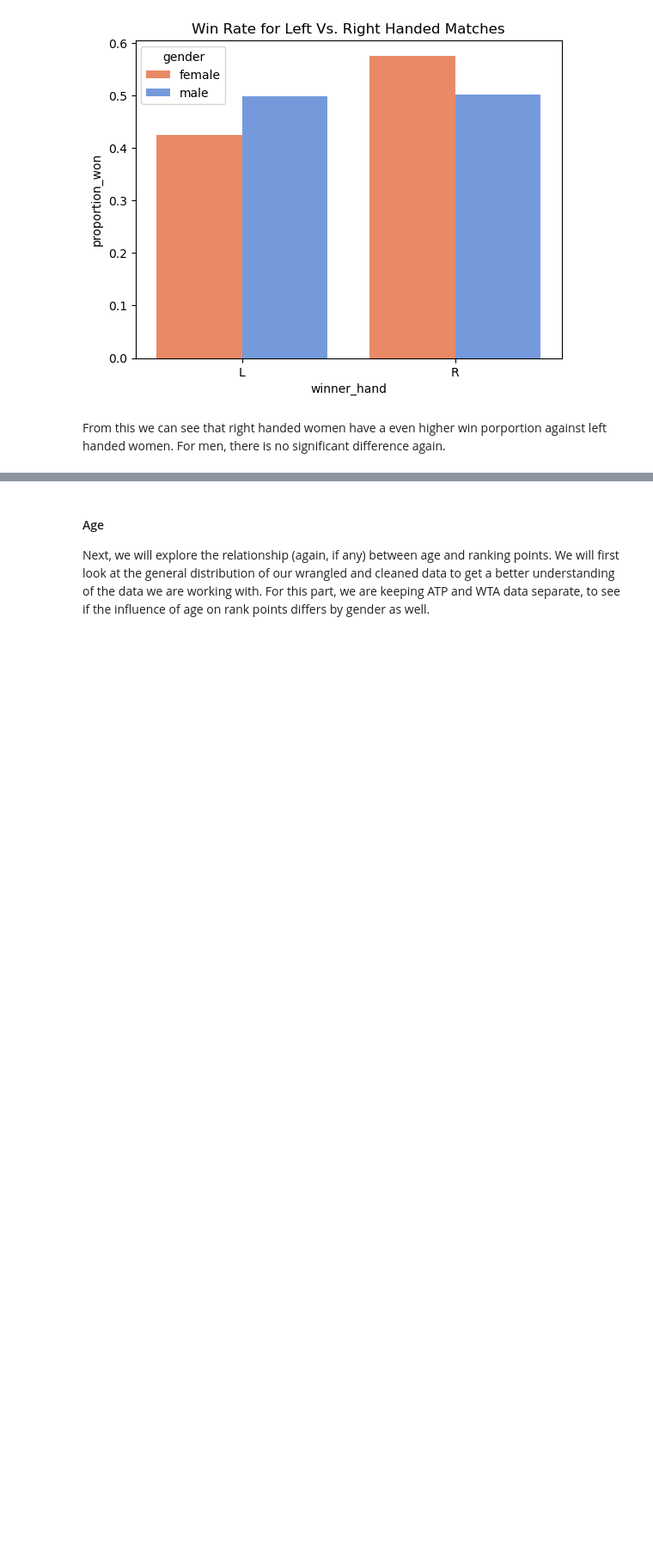
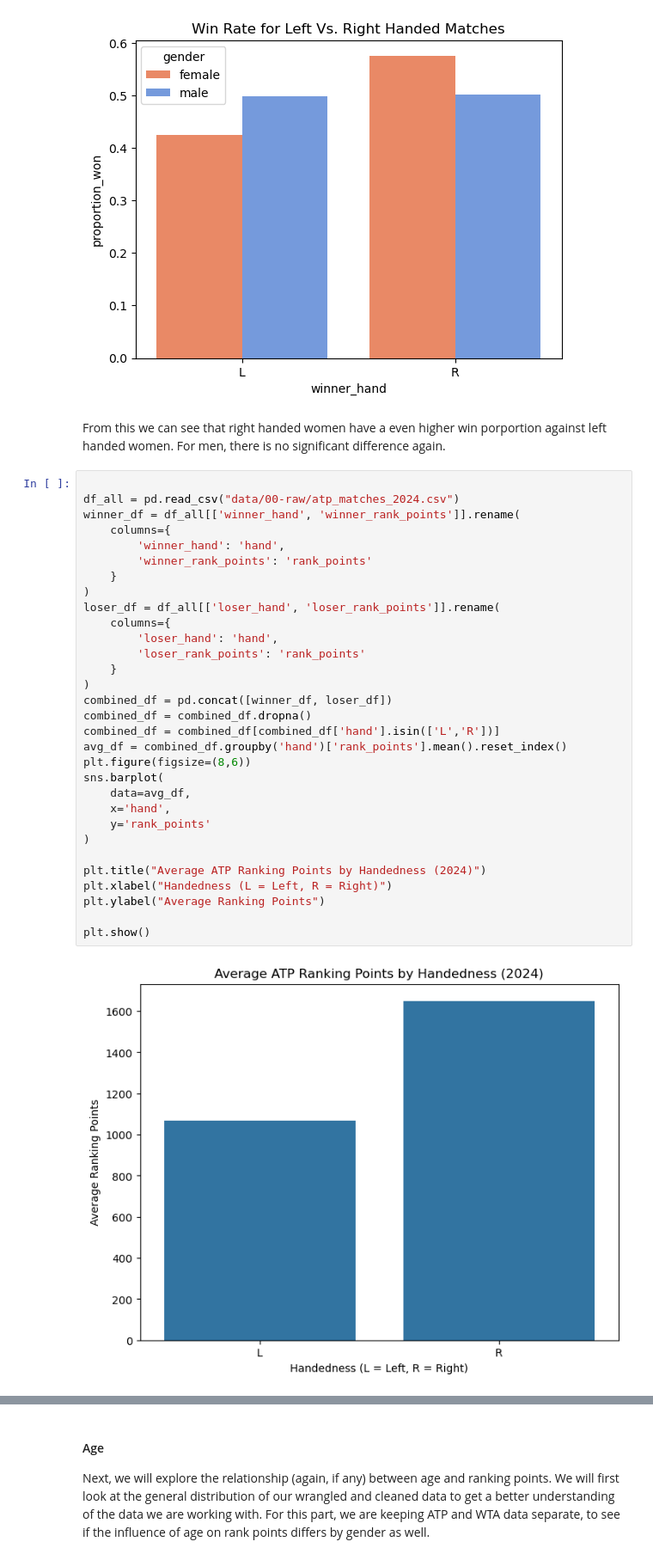
Before and after one commit to COGS108/Group041_WI26, a Jupyter notebook: 02-EDACheckpoint.ipynb, the cells around one changed output, grey strips where cells are left out. Shown at 86% size. Saved outputs shown, nothing was run; the diff lists cells and outputs as text; blank space fills up the shorter version.

Commit message:
brandons handedness eda

```diff
--- a/02-EDACheckpoint.ipynb
+++ b/02-EDACheckpoint.ipynb
@@ -523,3 +500,36 @@ Text(0.5, 1.0, 'Win Rate for Left Vs. Right Handed Matches')
 [figure]
 # %% [markdown]
 From this we can see that right handed women have a even higher win porportion against left handed women. For men, there is no significant difference again.
+# %%
+
+df_all = pd.read_csv("data/00-raw/atp_matches_2024.csv")
+winner_df = df_all[['winner_hand', 'winner_rank_points']].rename(
+    columns={
+        'winner_hand': 'hand',
+        'winner_rank_points': 'rank_points'
+    }
+)
+loser_df = df_all[['loser_hand', 'loser_rank_points']].rename(
+    columns={
+        'loser_hand': 'hand',
+        'loser_rank_points': 'rank_points'
+    }
+)
+combined_df = pd.concat([winner_df, loser_df])
+combined_df = combined_df.dropna()
+combined_df = combined_df[combined_df['hand'].isin(['L','R'])]
+avg_df = combined_df.groupby('hand')['rank_points'].mean().reset_index()
+plt.figure(figsize=(8,6))
+sns.barplot(
+    data=avg_df,
+    x='hand',
+    y='rank_points'
+)
+
+plt.title("Average ATP Ranking Points by Handedness (2024)")
+plt.xlabel("Handedness (L = Left, R = Right)")
+plt.ylabel("Average Ranking Points")
+
+plt.show()
+# %% [output]
+[figure, added]
```
Also changed, not shown: parts of 2 cells of this notebook.
